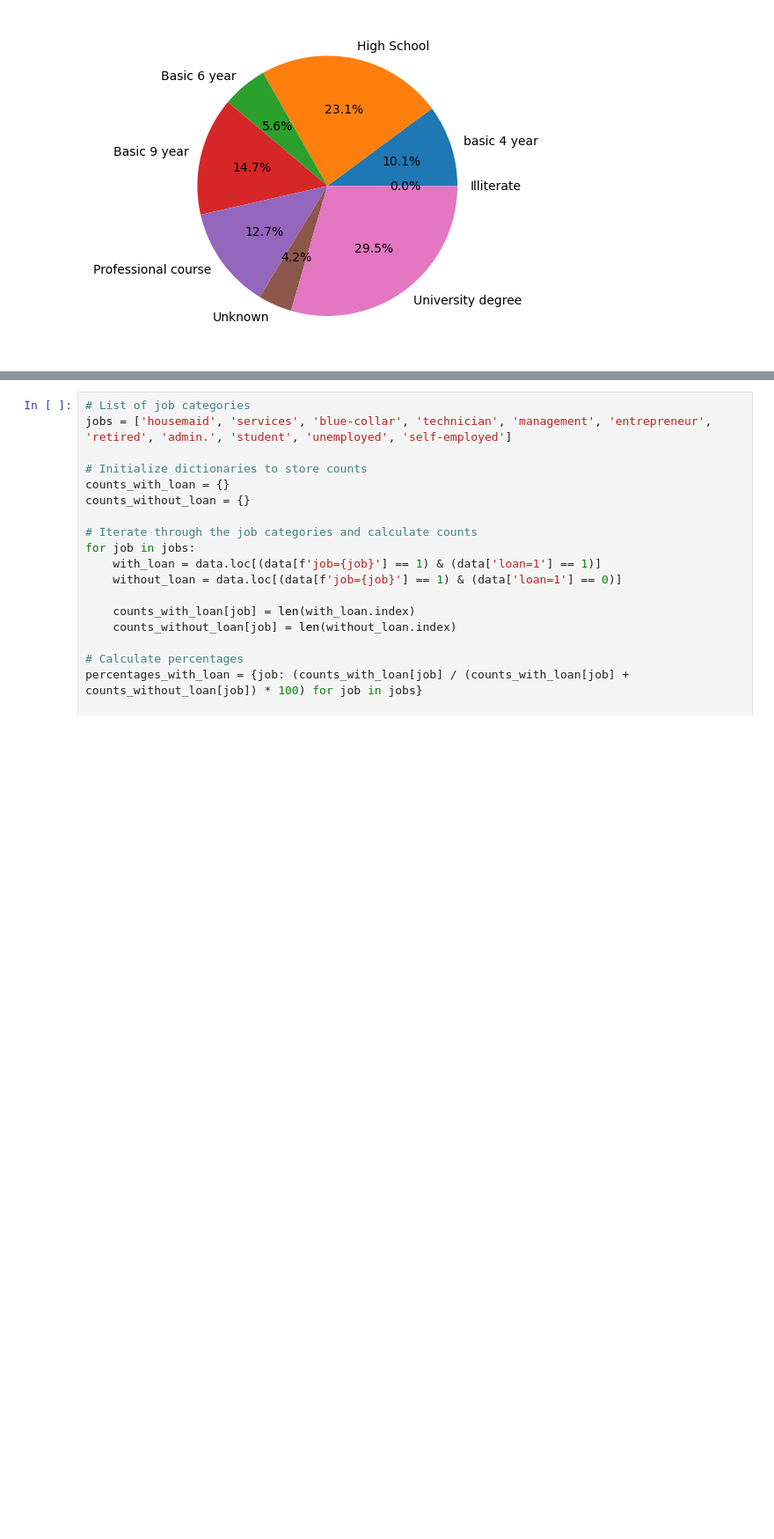
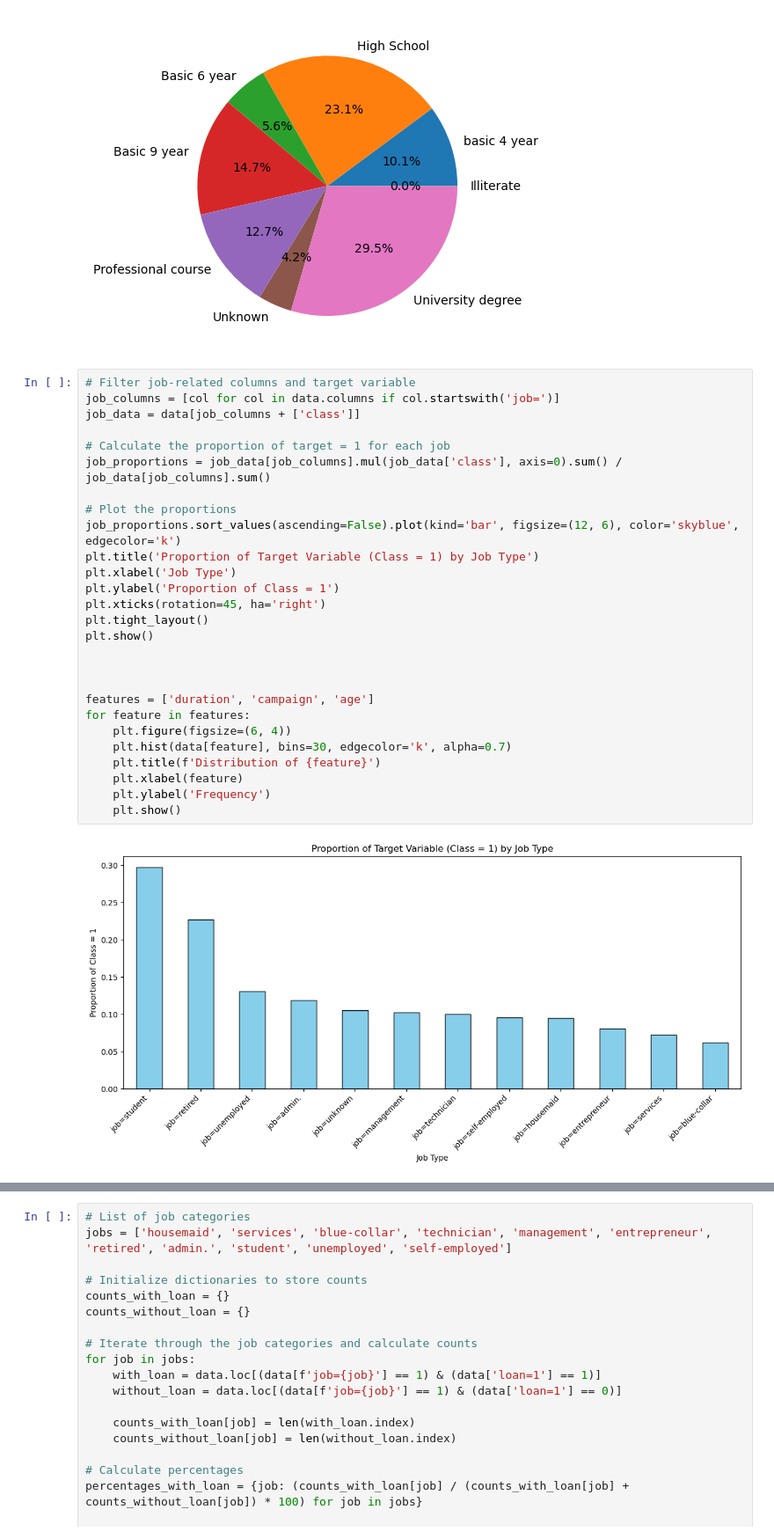
Before and after one commit to dmHarmsen/APML-Assignement-1, a Jupyter notebook: Assignment 1.ipynb, the cells around one changed output, grey strips where cells are left out. Shown at 88% size. Cells and saved outputs as stored; diff of their text form; blank space fills up the shorter version.

Commit message:
extra plots bij 1.1

```diff
--- a/Assignment 1.ipynb
+++ b/Assignment 1.ipynb
@@ -143,3 +143,32 @@ plt.show()
 [figure]
 [figure]
 [figure]
+# %%
+# Filter job-related columns and target variable
+job_columns = [col for col in data.columns if col.startswith('job=')]
+job_data = data[job_columns + ['class']]
+
+# Calculate the proportion of target = 1 for each job
+job_proportions = job_data[job_columns].mul(job_data['class'], axis=0).sum() / job_data[job_columns].sum()
+
+# Plot the proportions
+job_proportions.sort_values(ascending=False).plot(kind='bar', figsize=(12, 6), color='skyblue', edgecolor='k')
+plt.title('Proportion of Target Variable (Class = 1) by Job Type')
+plt.xlabel('Job Type')
+plt.ylabel('Proportion of Class = 1')
+plt.xticks(rotation=45, ha='right')
+plt.tight_layout()
+plt.show()
+
+
+
+features = ['duration', 'campaign', 'age']
+for feature in features:
+    plt.figure(figsize=(6, 4))
+    plt.hist(data[feature], bins=30, edgecolor='k', alpha=0.7)
+    plt.title(f'Distribution of {feature}')
+    plt.xlabel(feature)
+    plt.ylabel('Frequency')
+    plt.show()
+# %% [output]
+[figure, added]
```
Also changed, not shown: parts of 1 cell of this notebook.
